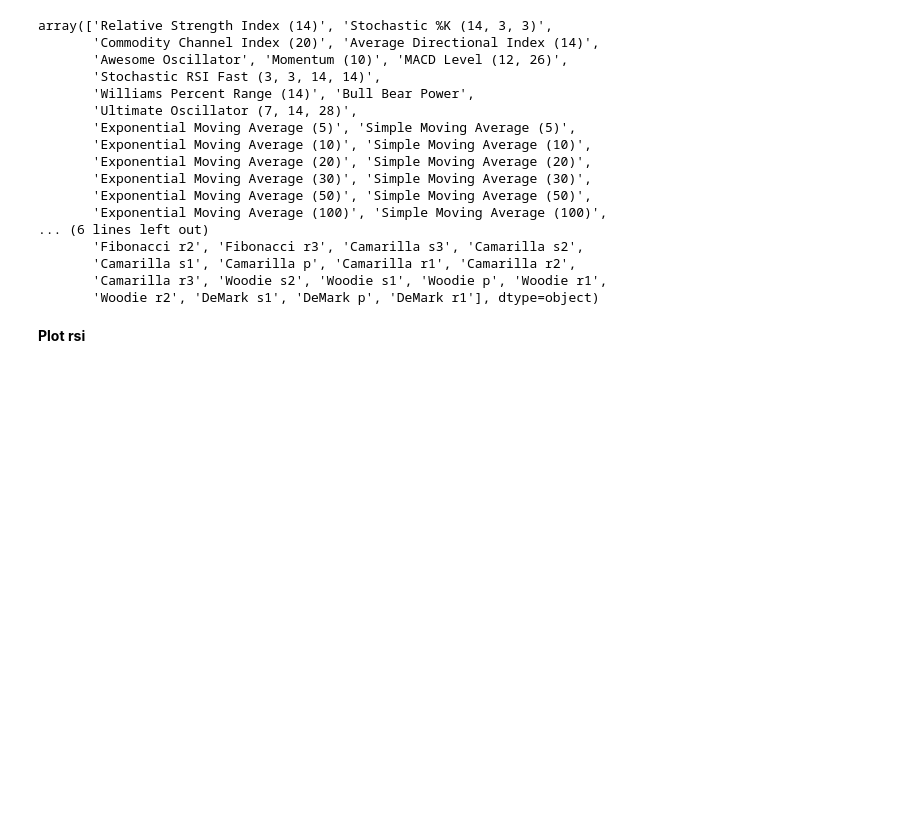
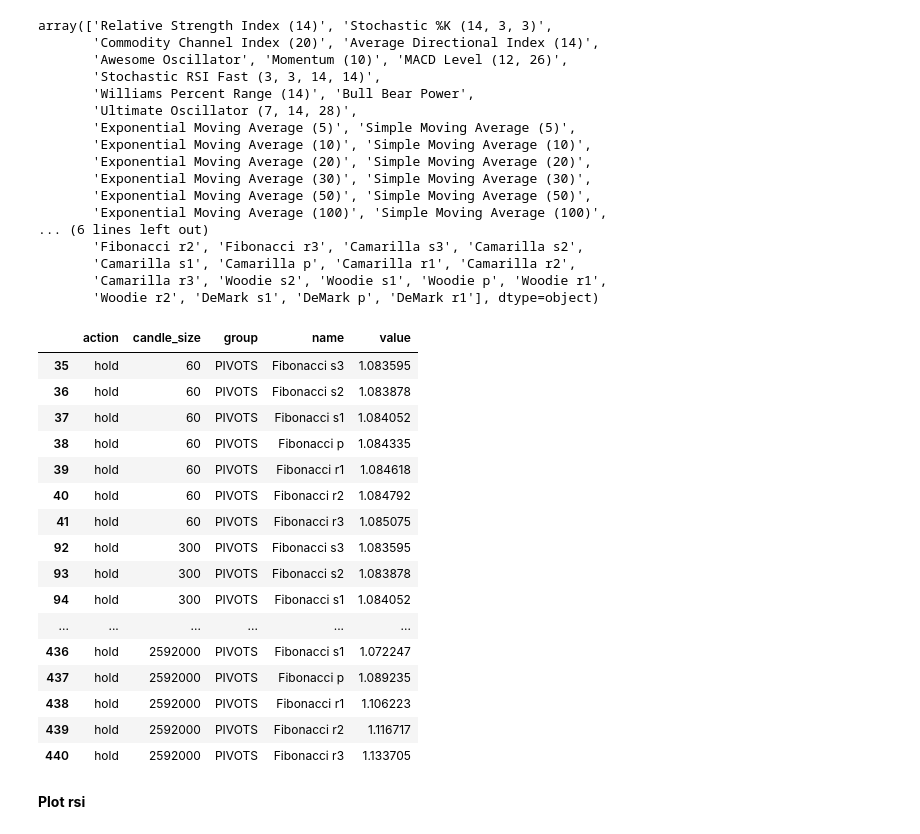
Before and after one commit to gabipasse/LAPES_binary_trade_bot, a Jupyter notebook: rsi_binary_trade.ipynb, the cells around one changed output. Cells and saved outputs as stored; diff of their text form; code cells hidden in the pictures; blank space fills up the shorter version.

```diff
--- a/rsi_binary_trade.ipynb
+++ b/rsi_binary_trade.ipynb
@@ -837,6 +841,26 @@ array(['Relative Strength Index (14)', 'Stochastic %K (14, 3, 3)',
        'Camarilla s1', 'Camarilla p', 'Camarilla r1', 'Camarilla r2',
        'Camarilla r3', 'Woodie s2', 'Woodie s1', 'Woodie p', 'Woodie r1',
        'Woodie r2', 'DeMark s1', 'DeMark p', 'DeMark r1'], dtype=object)
+# %%
+indicators_df[indicators_df['name'].str.contains('Fibonacci')]
+# %% [output]
+|  | action | candle_size | group | name | value |
+| 35 | hold | 60 | PIVOTS | Fibonacci s3 | 1.083595 |
+| 36 | hold | 60 | PIVOTS | Fibonacci s2 | 1.083878 |
+| 37 | hold | 60 | PIVOTS | Fibonacci s1 | 1.084052 |
+| 38 | hold | 60 | PIVOTS | Fibonacci p | 1.084335 |
+| 39 | hold | 60 | PIVOTS | Fibonacci r1 | 1.084618 |
+| 40 | hold | 60 | PIVOTS | Fibonacci r2 | 1.084792 |
+| 41 | hold | 60 | PIVOTS | Fibonacci r3 | 1.085075 |
+| 92 | hold | 300 | PIVOTS | Fibonacci s3 | 1.083595 |
+| 93 | hold | 300 | PIVOTS | Fibonacci s2 | 1.083878 |
+| 94 | hold | 300 | PIVOTS | Fibonacci s1 | 1.084052 |
+| ... | ... | ... | ... | ... | ... |
+| 436 | hold | 2592000 | PIVOTS | Fibonacci s1 | 1.072247 |
+| 437 | hold | 2592000 | PIVOTS | Fibonacci p | 1.089235 |
+| 438 | hold | 2592000 | PIVOTS | Fibonacci r1 | 1.106223 |
+| 439 | hold | 2592000 | PIVOTS | Fibonacci r2 | 1.116717 |
+| 440 | hold | 2592000 | PIVOTS | Fibonacci r3 | 1.133705 |
 # %% [markdown]
 **Plot rsi**
 # %%
```
Also changed, not shown: parts of 30 cells of this notebook.
